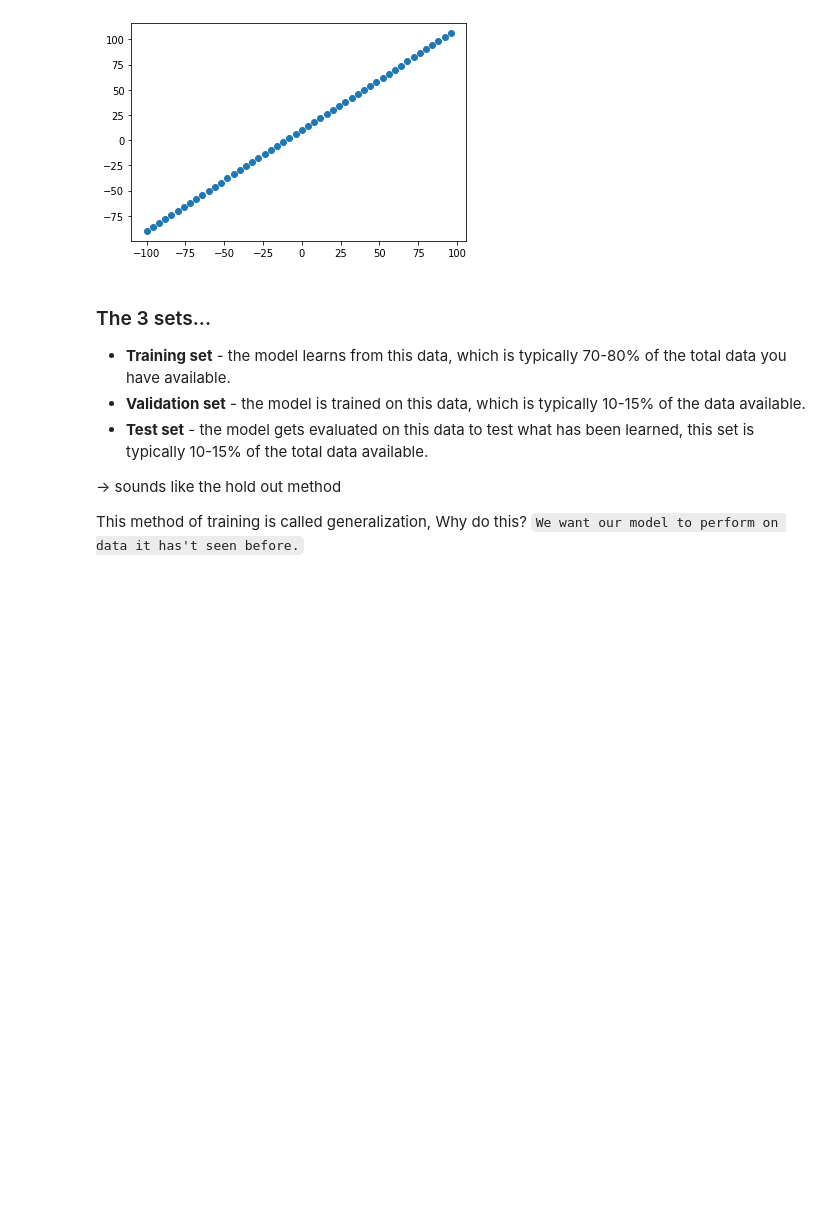
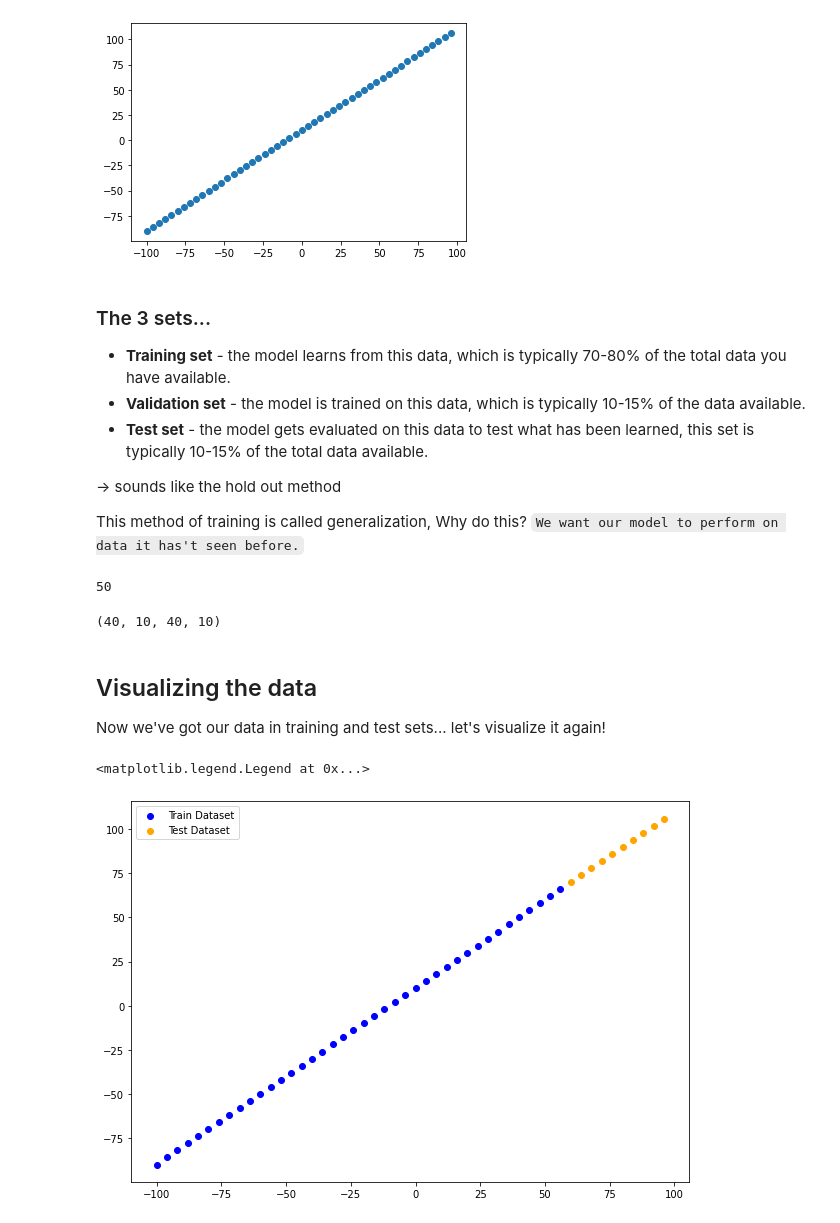
Before and after one commit to Auzlex/uwe-dsp, a Jupyter notebook: TF Neural Regression.ipynb, the cells around one changed output. Saved outputs shown, nothing was run; the diff lists cells and outputs as text; code cells hidden in the pictures; blank space fills up the shorter version.

```diff
--- a/TF Neural Regression.ipynb
+++ b/TF Neural Regression.ipynb
@@ -316,3 +311,36 @@ plt.scatter(X,y)
 
 This method of training is called generalization, Why do this?
 `We want our model to perform on data it has't seen before.`
+# %%
+# how many samples do we have
+len(X)
+# %% [output]
+50
+# %%
+# split the data into train and test sets
+X_train = X[:int(len(X)*0.8)] # 80% of the data
+y_train = y[:int(len(y)*0.8)] # 80% of the data
+
+X_test = X[int(len(X)*0.8):] # 20% of the data
+y_test = y[int(len(y)*0.8):] # 20% of the data
+
+len(X_train), len(X_test), len(y_train), len(y_test)
+# %% [output]
+(40, 10, 40, 10)
+# %% [markdown]
+## Visualizing the data
+Now we've got our data in training and test sets... let's visualize it again!
+# %%
+plt.figure(figsize=(10,7))
+
+# plot the training data
+plt.scatter(X_train, y_train, color="blue", label="Train Dataset") # our model will learn on this
+
+# plot the test data
+plt.scatter(X_test, y_test, color="orange", label="Test Dataset") # our model will improve on this data
+
+# show the legend
+plt.legend()
+# %% [output]
+<matplotlib.legend.Legend at 0x...>
+[figure, added]
```
Also changed, not shown: parts of 22 cells of this notebook, 1 other file.
